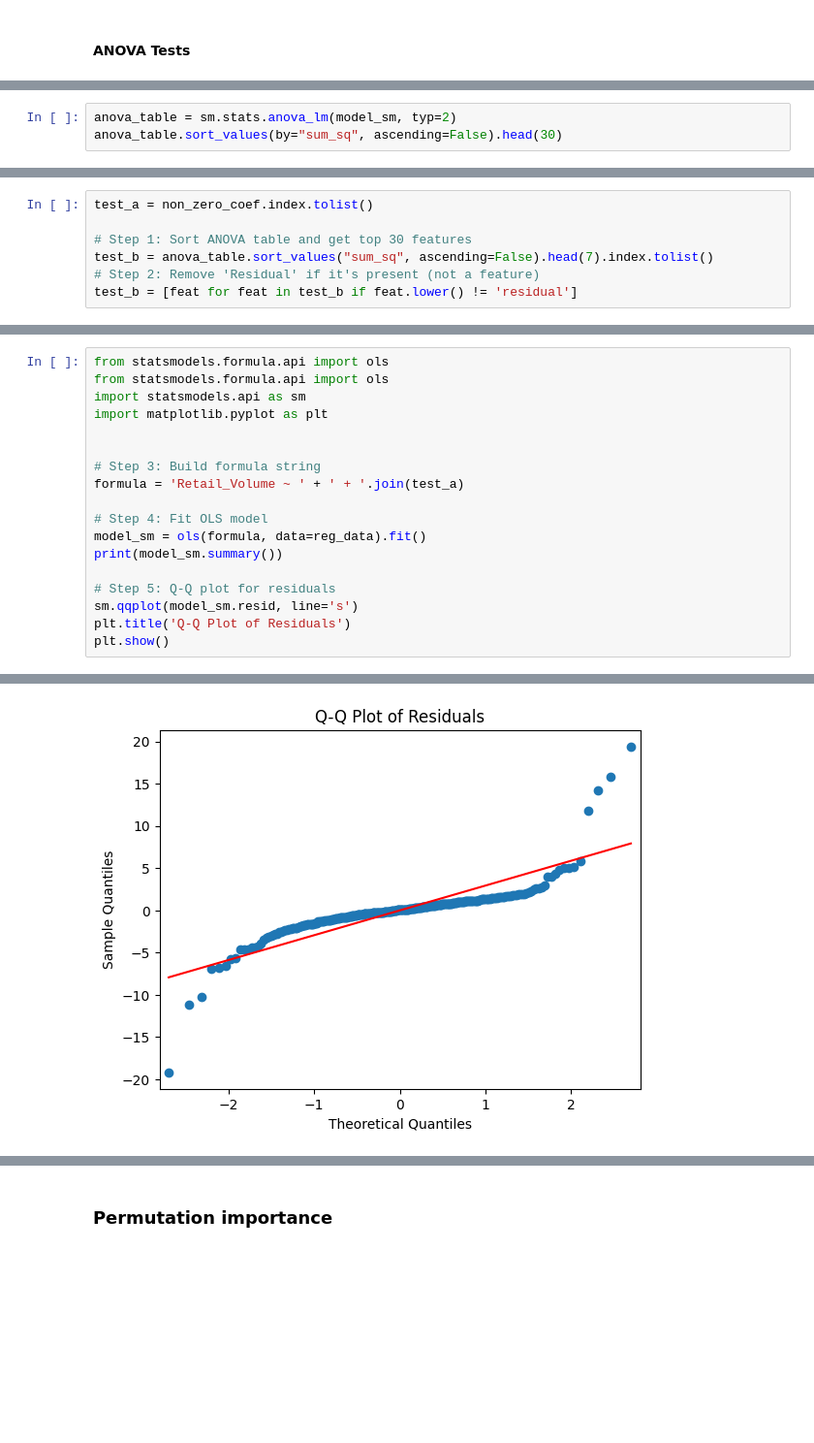
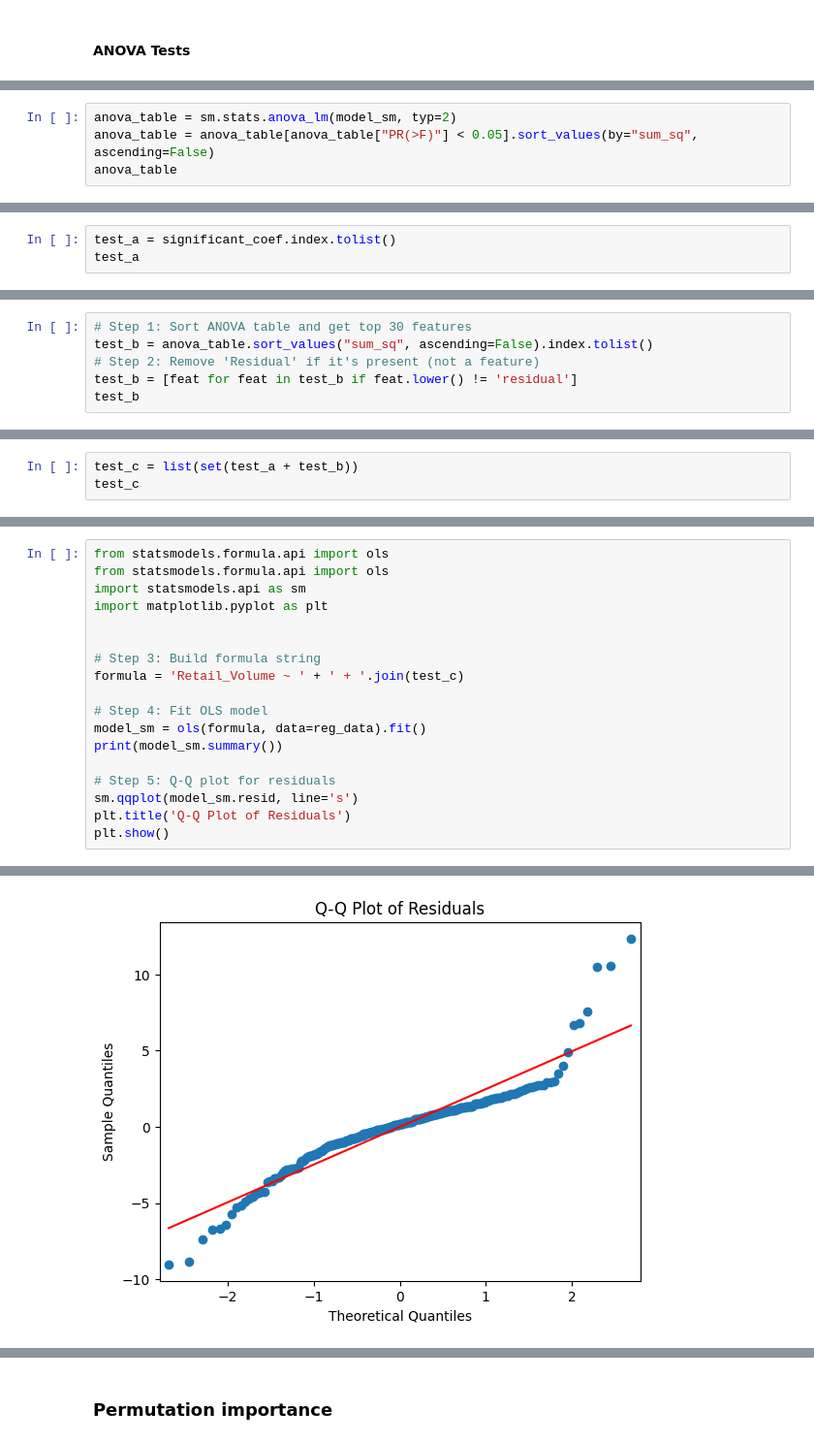
Before and after one commit to emirsglm/consumer-behavior-analysis, a Jupyter notebook: test.ipynb, the cells around one changed output, grey strips where cells are left out. Shown at 97% size. Saved outputs shown, nothing was run; the diff lists cells and outputs as text; blank space fills up the shorter version.

```diff
--- a/test.ipynb
+++ b/test.ipynb
@@ -1198,5 +1671,6 @@ non_zero_coef.reindex(non_zero_coef['coefficient'].abs().sort_values(ascending=F
 # %%
 anova_table = sm.stats.anova_lm(model_sm, typ=2)
-anova_table.sort_values(by="sum_sq", ascending=False).head(30)
+anova_table = anova_table[anova_table["PR(>F)"] < 0.05].sort_values(by="sum_sq", ascending=False)
+anova_table
 # %% [output]
 |  | sum_sq | df | F | PR(>F) |
@@ -1218,0 +1693,3 @@ anova_table.sort_values(by="sum_sq", ascending=False).head(30)
+# %%
+test_a = significant_coef.index.tolist()
+test_a
@@ -1219,7 +1708,6 @@ anova_table.sort_values(by="sum_sq", ascending=False).head(30)
 # %%
-test_a = non_zero_coef.index.tolist()
-
 # Step 1: Sort ANOVA table and get top 30 features
-test_b = anova_table.sort_values("sum_sq", ascending=False).head(7).index.tolist()
+test_b = anova_table.sort_values("sum_sq", ascending=False).index.tolist()
 # Step 2: Remove 'Residual' if it's present (not a feature)
 test_b = [feat for feat in test_b if feat.lower() != 'residual']
+test_b
@@ -1225,0 +1731,3 @@ test_b = [feat for feat in test_b if feat.lower() != 'residual']
+# %%
+test_c = list(set(test_a + test_b))
+test_c
@@ -1231,7 +1757,7 @@ import matplotlib.pyplot as plt
 
 
 # Step 3: Build formula string
-formula = 'Retail_Volume ~ ' + ' + '.join(test_a)
+formula = 'Retail_Volume ~ ' + ' + '.join(test_c)
 
 # Step 4: Fit OLS model
 model_sm = ols(formula, data=reg_data).fit()
@@ -1262 +1788 @@ strong multicollinearity or other numerical problems.
-[figure, old version]
+[figure, new version]
```
Also changed, not shown: parts of 75 cells of this notebook.
